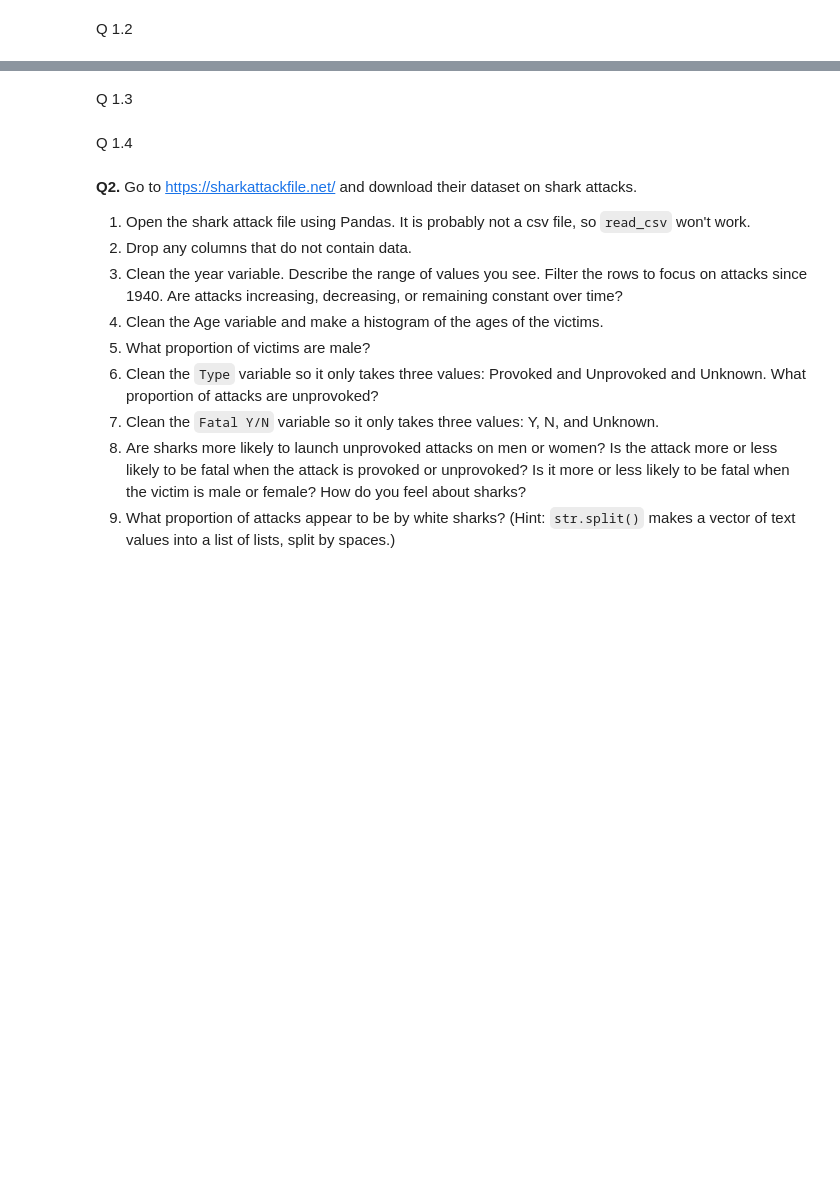
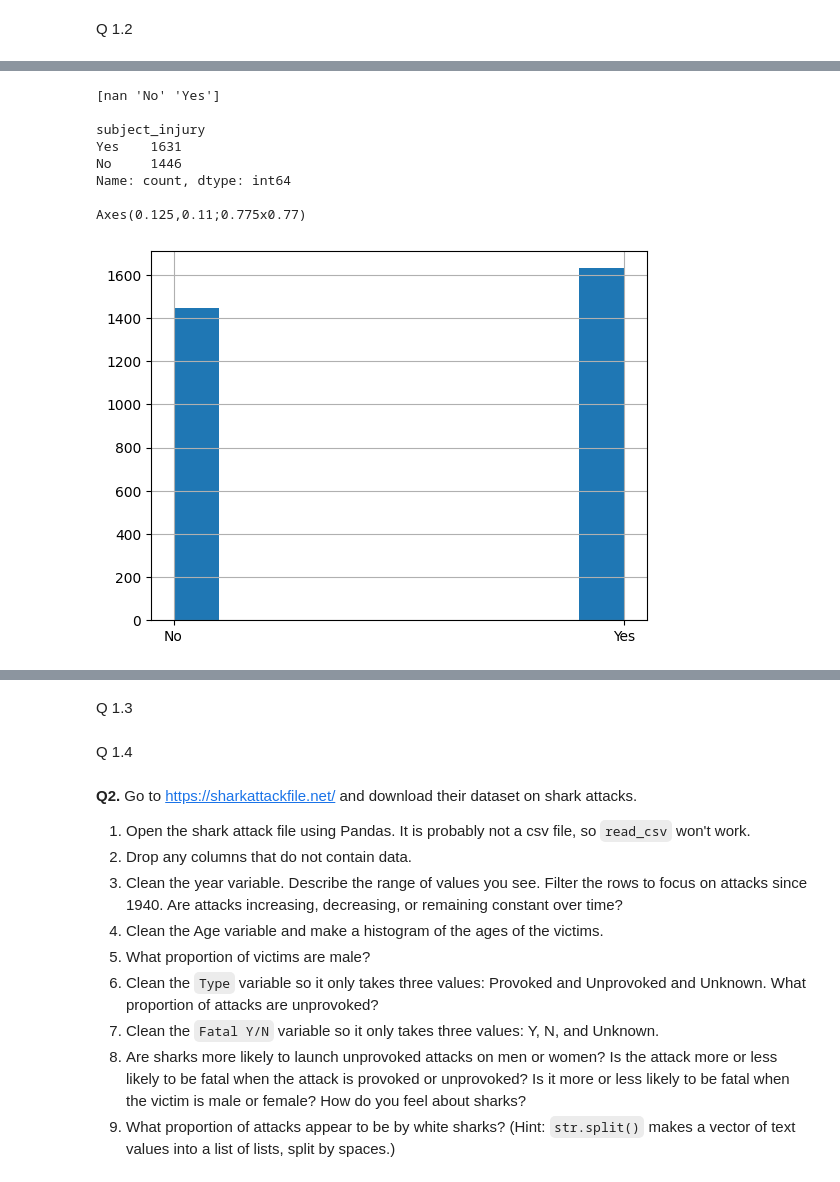
Before and after one commit to kpunsalan8/DS-3001-wrangling, a Jupyter notebook: assignment/assignment.ipynb, the cells around one changed output, grey strips where cells are left out. Drawn from its saved outputs; the diff is of its cells as text; code cells hidden in the pictures; blank space fills up the shorter version.

```diff
--- a/assignment/assignment.ipynb
+++ b/assignment/assignment.ipynb
@@ -147,4 +147,4 @@ To clean the Price variable, I firstly removed the commas from any of the values
 Q 1.2
 # %%
 # read in police csv file
-df = pd.read_csv('./data/mn_police_use_of_force.csv',low_memory=False)
+df = pd.read_csv('https://raw.githubusercontent.com/kpunsalan8/DS-3001-wrangling/refs/heads/main/assignment/data/mn_police_use_of_force.csv',low_memory=False)
@@ -150,0 +174,15 @@ df = pd.read_csv('./data/mn_police_use_of_force.csv',low_memory=False)
+# %%
+var = 'subject_injury'
+print(df[var].unique(),'\n')
+print(df[var].value_counts(), '\n')
+print(df[var].hist(), '\n')
+# %% [output]
+[nan 'No' 'Yes']
+
+subject_injury
+Yes    1631
+No     1446
+Name: count, dtype: int64
+
+Axes(0.125,0.11;0.775x0.77)
+[figure, added]
```
Also changed, not shown: parts of 13 cells of this notebook.
